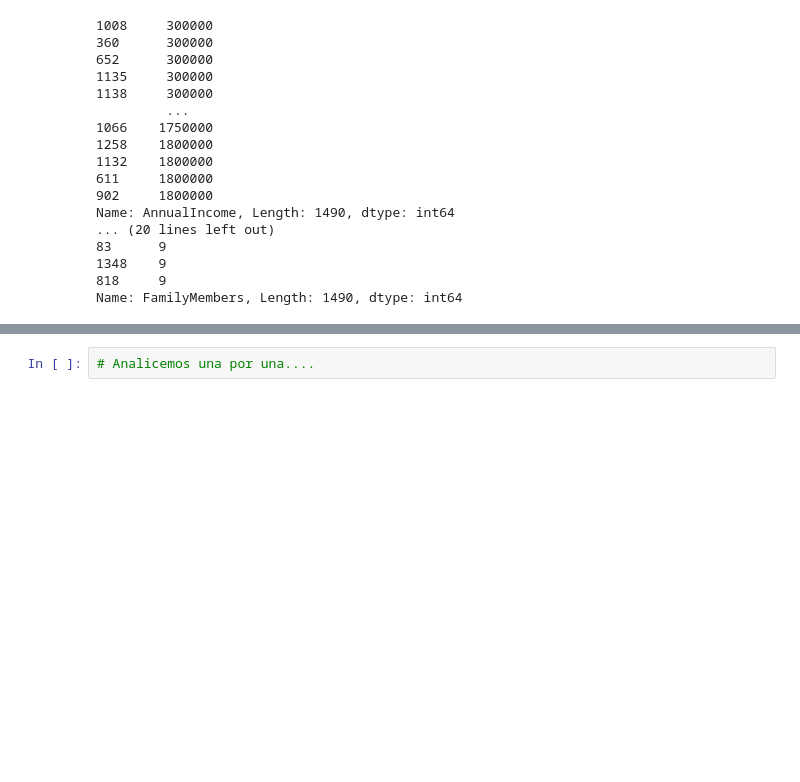
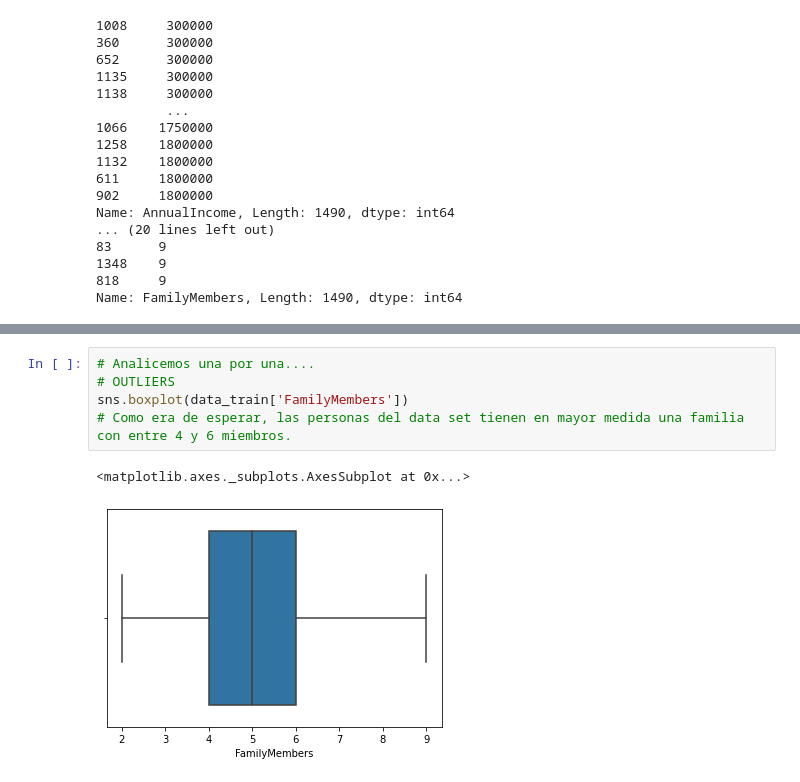
Before and after one commit to natanrajch/DiploDatos, a Jupyter notebook: Supervisado/Kaggle.ipynb, the cells around one changed output, grey strips where cells are left out. Saved outputs shown, nothing was run; the diff lists cells and outputs as text; blank space fills up the shorter version.

```diff
--- a/Supervisado/Kaggle.ipynb
+++ b/Supervisado/Kaggle.ipynb
@@ -268,5 +268,11 @@ sns.pairplot(data_train[['AnnualIncome', 'Age', 'FamilyMembers', 'TravelInsuranc
 # %% [output]
 <seaborn.axisgrid.PairGrid at 0x...>
 [figure]
-# %%
-# Analicemos una por una....
+# %%
+# Analicemos una por una....
+# OUTLIERS
+sns.boxplot(data_train['FamilyMembers'])
+# Como era de esperar, las personas del data set tienen en mayor medida una familia con entre 4 y 6 miembros.
+# %% [output]
+<matplotlib.axes._subplots.AxesSubplot at 0x...>
+[figure, added]
```
Also changed, not shown: parts of 4 cells of this notebook.
